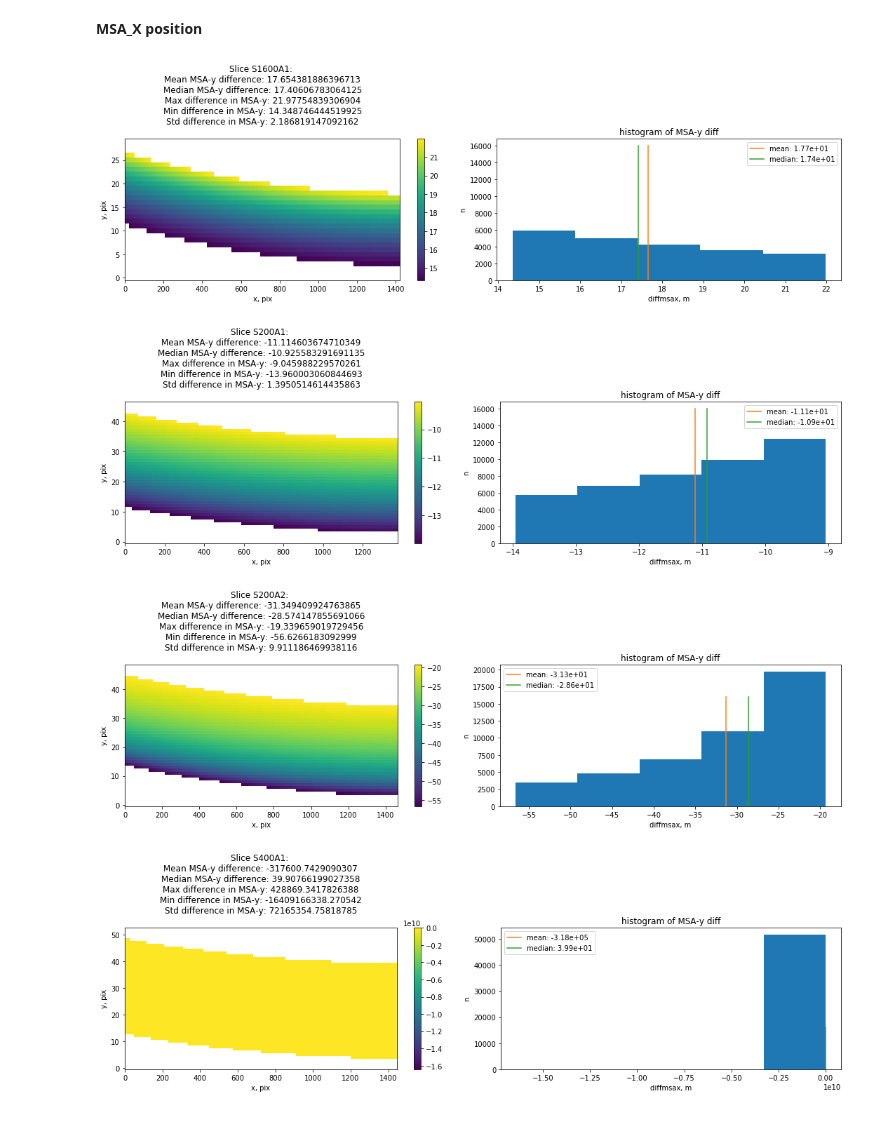
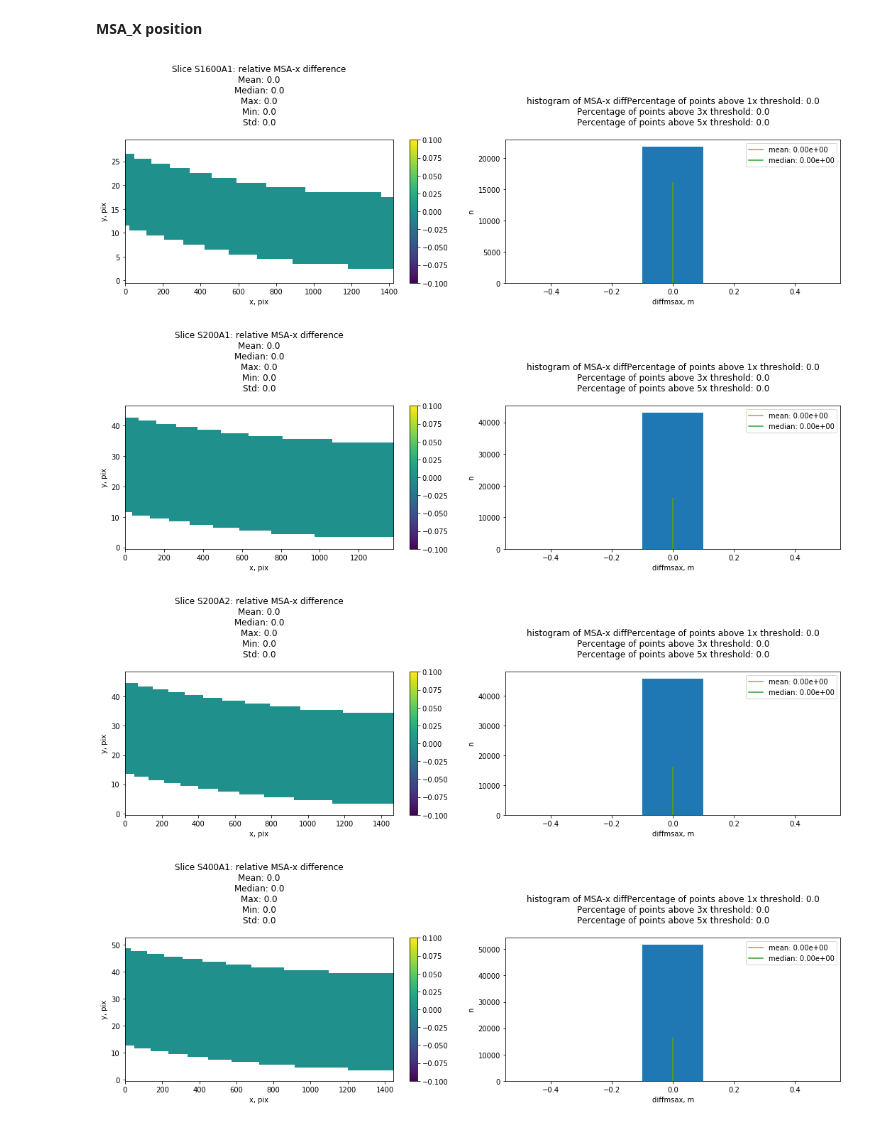
Before and after one commit to nden/nrs_testing, a Jupyter notebook: fs/NRS1_FS.ipynb, the cells around one changed output. Cells and saved outputs as stored; diff of their text form; code cells hidden in the pictures.

```diff
--- a/fs/NRS1_FS.ipynb
+++ b/fs/NRS1_FS.ipynb
@@ -56,0 +81,6 @@ im = datamodels.ImageModel('nrs1_fs_assign_wcs.fits')
+# %%
+det2slit = slit_wcs.get_transform('detector', 'slit_frame')
+slitx, slity, lam = det2slit(700, 1080)
+print("slitx: " , slitx)
+print("slity: " , slity)
+print("lambda: " , lam)
@@ -56,0 +99,12 @@ im = datamodels.ImageModel('nrs1_fs_assign_wcs.fits')
+# %%
+# Compute percentage of pixels above certain threshold
+def compute_percentage(values, threshold):
+    values = values[~np.isnan(values)]
+    n_total = values.size
+
+    thresh = [threshold, 3*threshold, 5*threshold]
+    res = []
+    for i in thresh:
+        n = np.logical_or(values > i, values< -i).nonzero()[0].size
+        res.append((n / n_total) * 100)
+    return res
@@ -311,10 +371,10 @@ from jwst.assign_wcs import nirspec
 im = datamodels.ImageModel("nrs1_fs_assign_wcs.fits")
 for trace in esa:
     tr = fits.open(trace)
-    lam1 = tr[4].data
-    slit1 = tr[5].data
-    msay1 = tr[7].data
-    pyw = wcs.WCS(tr[4].header)
+    lam1 = tr['LAMBDA1'].data
+    slit1 = tr['SLITY1'].data
+    msax1 = tr['MSAX1'].data
+    pyw = wcs.WCS(tr['LAMBDA1'].header)
     slice_id = map_slit_names[tr[0].header['SLITID']]
     tr.close()
 
@@ -330,52 +390,51 @@ for trace in esa:
     detector2slit = wcs_slice.get_transform("detector", "msa_frame")
     mx, my, lam = detector2slit(x1-1, y1-1)
 
-    # Use slit locations between -.5 and .5
-    ind = np.logical_and(slit1<.5, slit1>-.5)
-    nanind = ~ind
-    lam[nanind] = np.nan
-    # pick up any NaNs comping from the pipeline
-    nanind = np.isnan(lam)
+    in_slit = np.logical_and(slit1<.5, slit1>-.5)
+    mx[~in_slit] = np.nan
+    nanind = np.isnan(mx)
     notnan = ~nanind
-    lam1[nanind] = np.nan
 
-    diffmsax = (mx - msay1) / msay1
+    diffmsax = (mx - msax1) / msax1
+    percentage_results = compute_percentage(diffmsax, 1e-7)
 
     # Compute statistics
     mean = np.mean(diffmsax[notnan])
     median = np.median(diffmsax[notnan])
     dmax = np.max(diffmsax[notnan])
     dmin = np.min(diffmsax[notnan])
     dstd = np.std(diffmsax[notnan])
 
+    title1 = "Slice {}: relative MSA-x difference\n".format(slice_id)
+    title1 += "Mean: {}\n".format(mean)
+    title1 += "Median: {}\n".format(median)
+    title1 += "Max: {}\n".format(dmax)
+    title1 += "Min: {}\n".format(dmin)
+    title1 += "Std: {}\n".format(dstd)
 
-    title1 = "Slice {}: \n".format(slice_id)
-    title1 += "Mean MSA-x difference: {}\n".format(mean)
-    title1 += "Median MSA-x difference: {}\n".format(median)
-    title1 += "Max difference in MSA-x: {}\n".format(dmax)
-    title1 += "Min difference in MSA-x: {}\n".format(dmin)
-    title1 += "Std difference in MSA-x: {}\n".format(dstd)
-
-    title2 = "histogram of MSA-y diff"
+    title2 = "histogram of MSA-x diff"
+    title2 += "Percentage of points above 1x threshold: {}\n".format(percentage_results[0])
+    title2 += "Percentage of points above 3x threshold: {}\n".format(percentage_results[1])
+    title2 += "Percentage of points above 5x threshold: {}\n".format(percentage_results[2])
 
     fig = plt.figure(figsize=(15, 5))
     ax1 = plt.subplot(1,2,1)
     i1 = ax1.imshow(diffmsax, aspect='auto')
     plt.title(title1)
     plt.colorbar(i1, ax=ax1 )
     plt.xlabel('x, pix')
     plt.ylabel('y, pix')
     ax2 = plt.subplot(1,2,2)
     i2 = plt.hist(diffmsax[~np.isnan(diffmsax)].flatten(), bins=5)
     ax2.plot([mean]*2, [0,16000], label="mean: {:3.2e}".format(mean))
     ax2.plot([median]*2, [0,16000], label="median: {:3.2e}".format(median))
     ax2.legend()
     plt.title(title2)
     plt.xlabel('diffmsax, m')
     plt.ylabel('n')
     fig.tight_layout()
 # %% [output]
-[figure, old version]
+[figure, new version]
-[figure, old version]
+[figure, new version]
-[figure, old version]
+[figure, new version]
-[figure, old version]
+[figure, new version]
```
Also changed, not shown: parts of 16 cells of this notebook, 3 other files.
